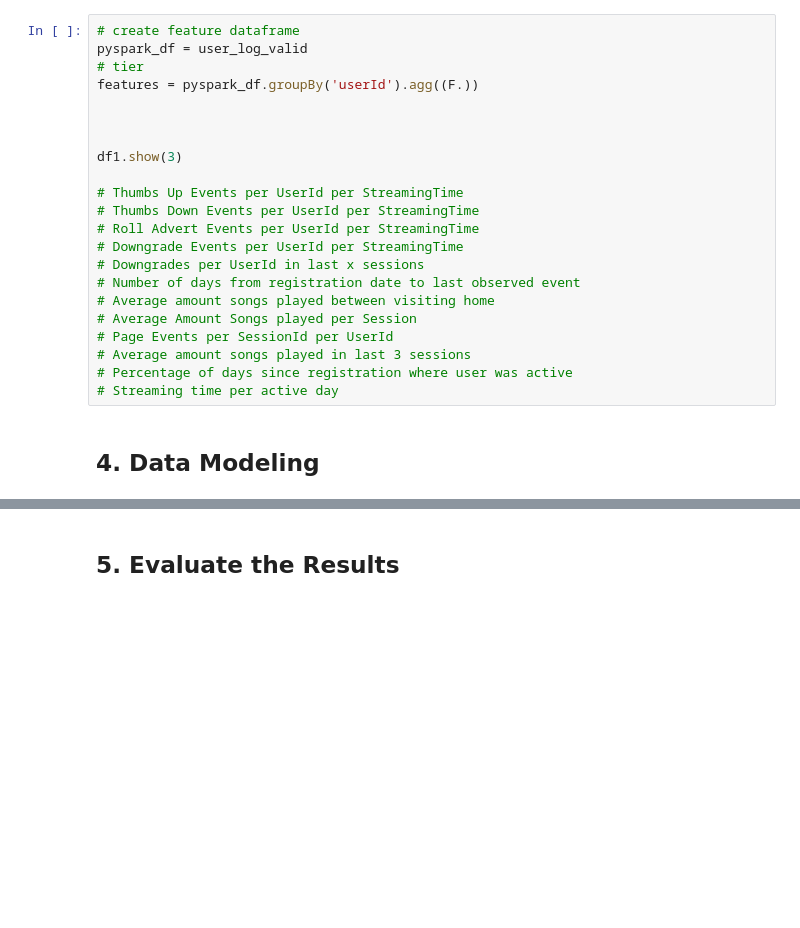
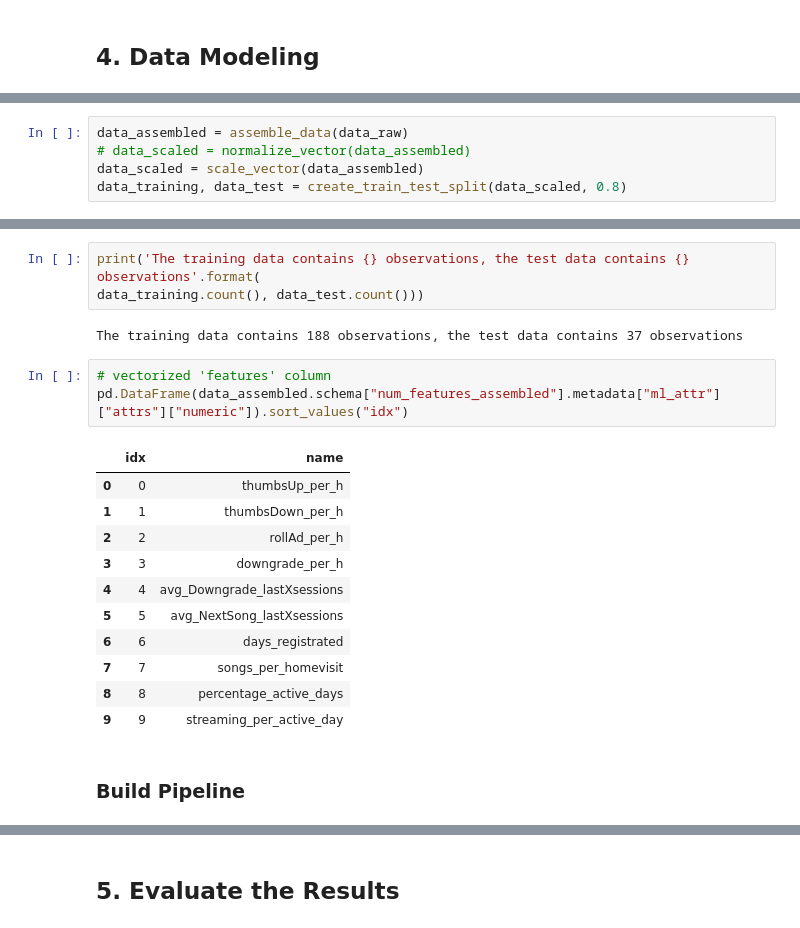
Before and after one commit to LeopoldWalther/SparkChurnDetection, a Jupyter notebook: Sparkify.ipynb, the cells around one changed output, grey strips where cells are left out. Saved outputs shown, nothing was run; the diff lists cells and outputs as text; blank space fills up the shorter version.

```diff
--- a/Sparkify.ipynb
+++ b/Sparkify.ipynb
@@ -1168,24 +1622,2 @@ plt.show()
-# %%
-# create feature dataframe
-pyspark_df = user_log_valid
-# tier
-features = pyspark_df.groupBy('userId').agg((F.))
-
-
-
-df1.show(3)
-
-# Thumbs Up Events per UserId per StreamingTime
-# Thumbs Down Events per UserId per StreamingTime
-# Roll Advert Events per UserId per StreamingTime
-# Downgrade Events per UserId per StreamingTime
-# Downgrades per UserId in last x sessions
-# Number of days from registration date to last observed event
-# Average amount songs played between visiting home
-# Average Amount Songs played per Session
-# Page Events per SessionId per UserId
-# Average amount songs played in last 3 sessions
-# Percentage of days since registration where user was active
-# Streaming time per active day
 # %% [markdown]
 ## 4. Data Modeling
@@ -1201,0 +1683,5 @@ df1.show(3)
+# %%
+data_assembled = assemble_data(data_raw)
+# data_scaled = normalize_vector(data_assembled)
+data_scaled = scale_vector(data_assembled)
+data_training, data_test = create_train_test_split(data_scaled, 0.8)
@@ -1201,0 +1718,22 @@ df1.show(3)
+# %%
+print('The training data contains {} observations, the test data contains {} observations'.format(
+data_training.count(), data_test.count()))
+# %% [output]
+The training data contains 188 observations, the test data contains 37 observations
+# %%
+# vectorized 'features' column
+pd.DataFrame(data_assembled.schema["num_features_assembled"].metadata["ml_attr"]["attrs"]["numeric"]).sort_values("idx")
+# %% [output]
+|  | idx | name |
+| 0 | 0 | thumbsUp_per_h |
+| 1 | 1 | thumbsDown_per_h |
+| 2 | 2 | rollAd_per_h |
+| 3 | 3 | downgrade_per_h |
+| 4 | 4 | avg_Downgrade_lastXsessions |
+| 5 | 5 | avg_NextSong_lastXsessions |
+| 6 | 6 | days_registrated |
+| 7 | 7 | songs_per_homevisit |
+| 8 | 8 | percentage_active_days |
+| 9 | 9 | streaming_per_active_day |
+# %% [markdown]
+### Build Pipeline
```
Also changed, not shown: parts of 73 cells of this notebook.
